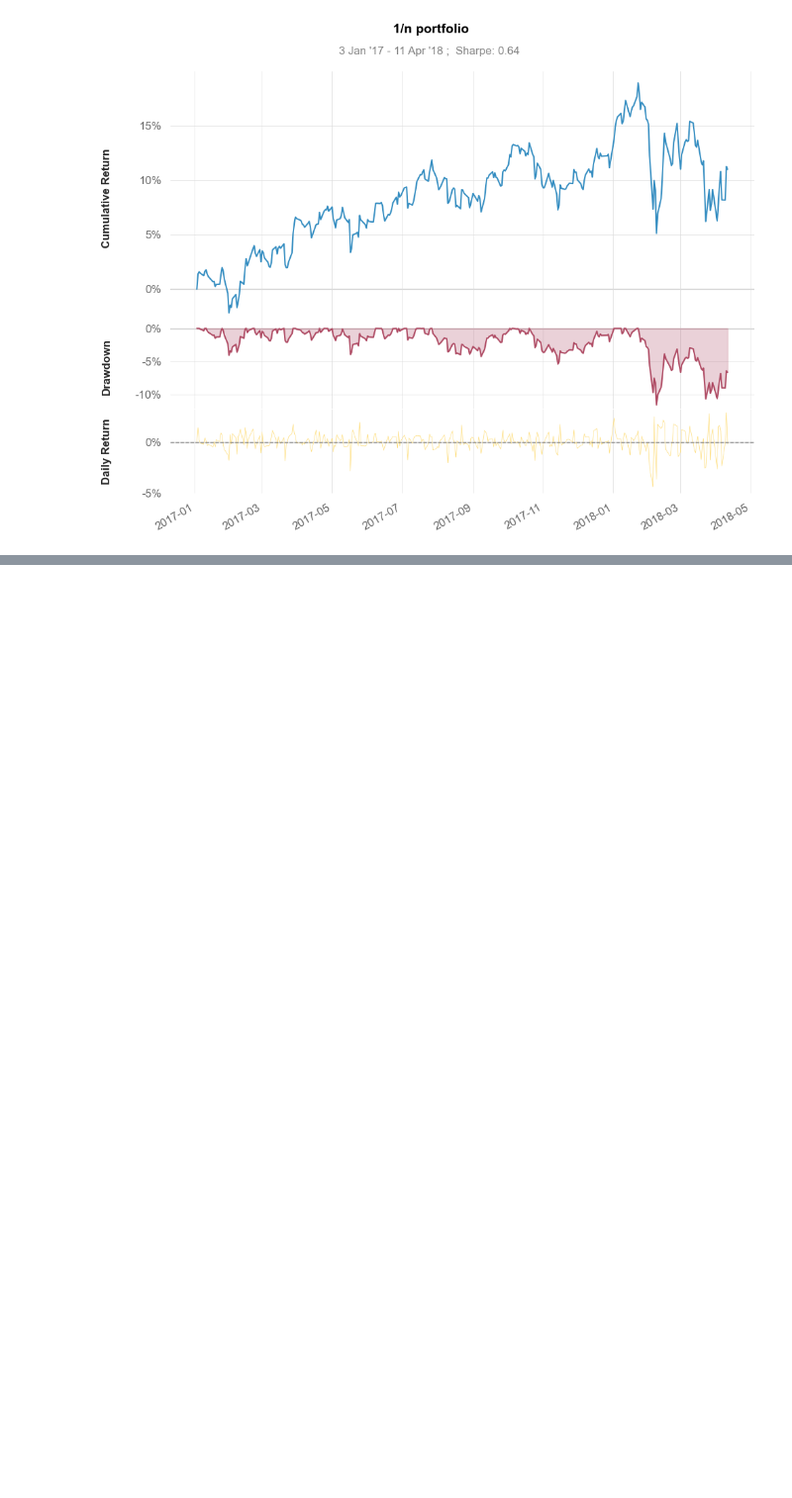
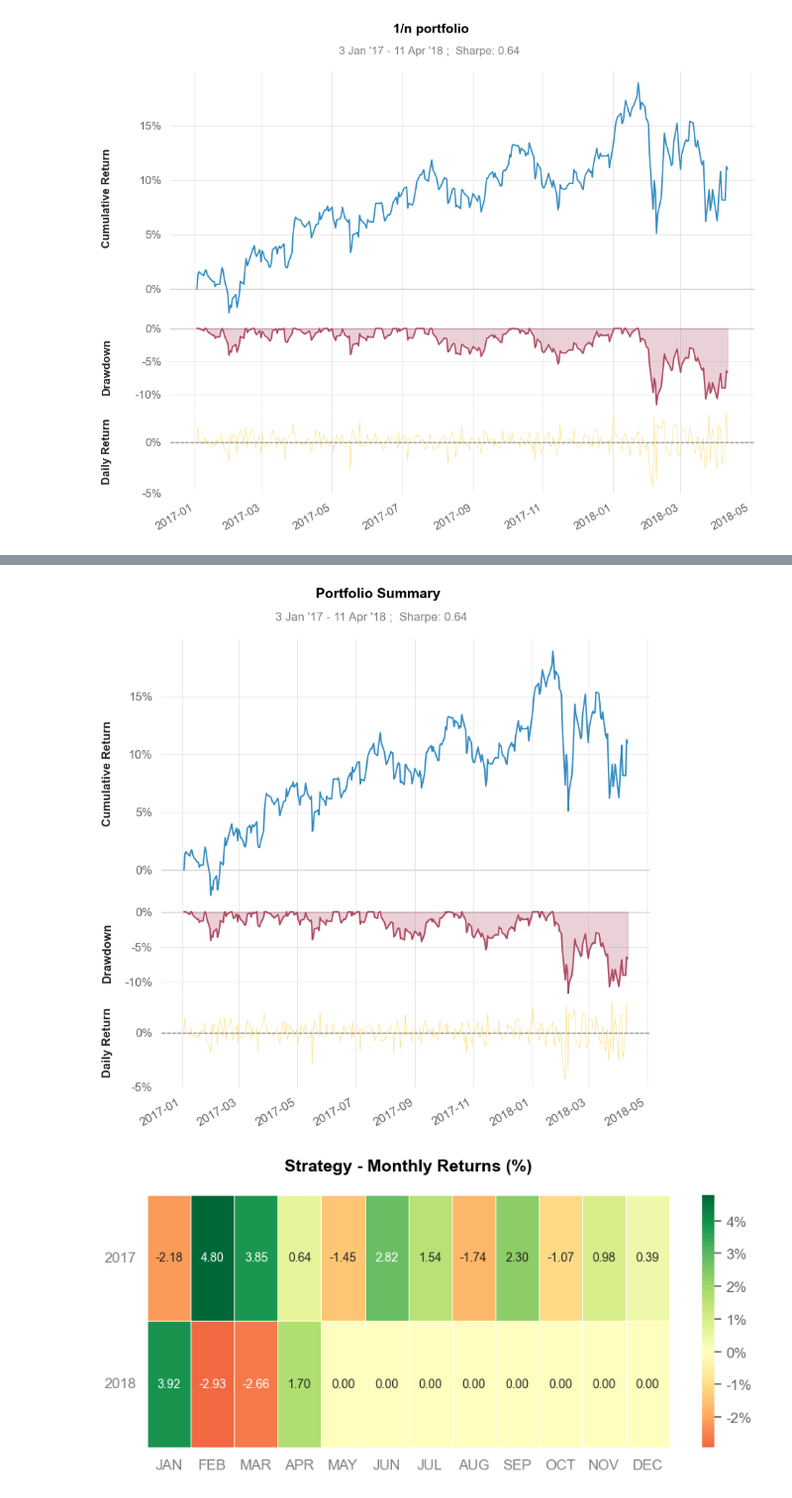
Before and after one commit to cvxgrp/simulator, a Jupyter notebook: book/docs/notebooks/quantstats.ipynb, the cells around one changed output, grey strips where cells are left out. Shown at 99% size. Drawn from its saved outputs; the diff is of its cells as text; code cells hidden in the pictures; blank space fills up the shorter version.

```diff
--- a/book/docs/notebooks/quantstats.ipynb
+++ b/book/docs/notebooks/quantstats.ipynb
@@ -35,0 +52,5 @@ print(portfolio.nav.sharpe())
+# %%
+portfolio.plots()
+# %% [output]
+[figure, added]
+[figure, added]
```
Also changed, not shown: parts of 4 cells of this notebook, 2 other files.
